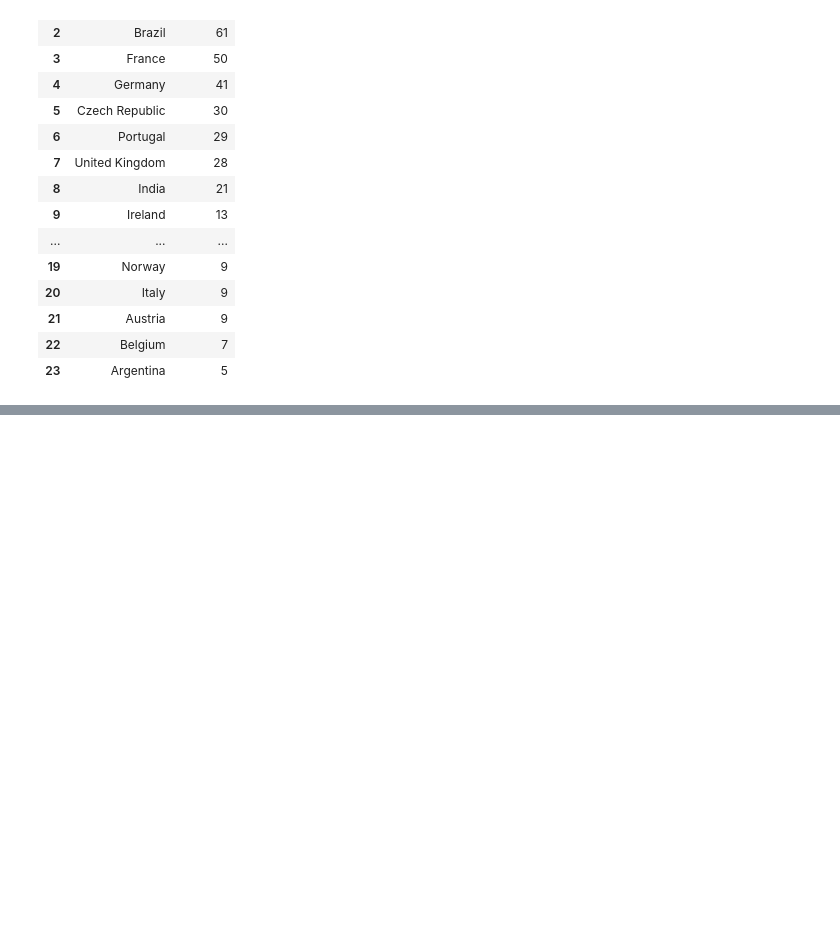
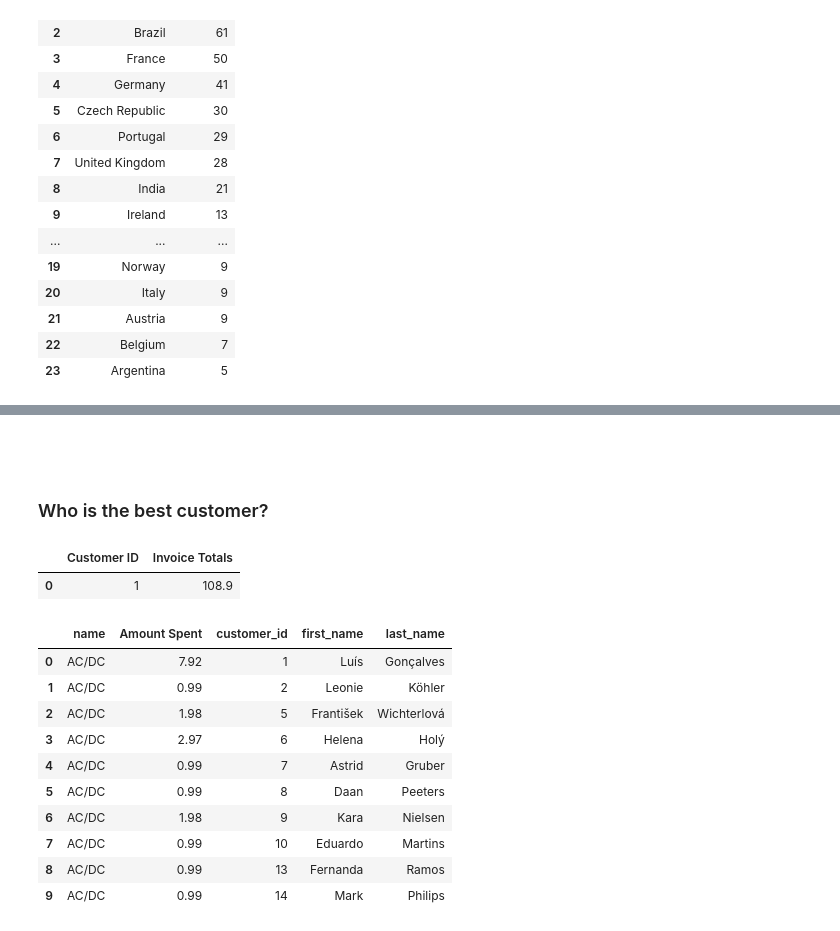
Before and after one commit to fedfioravanti/Business-Analytics-with-SQL-and-PowerBI, a Jupyter notebook: notebooks/Interacting-with-SQLite-using-Python.ipynb, the cells around one changed output, grey strips where cells are left out. Cells and saved outputs as stored; diff of their text form; code cells hidden in the pictures; blank space fills up the shorter version.

Commit message:
nb query update

```diff
--- a/notebooks/Interacting-with-SQLite-using-Python.ipynb
+++ b/notebooks/Interacting-with-SQLite-using-Python.ipynb
@@ -212,0 +243,4 @@ pd.read_sql_query(query_01, connection)
+# %% [markdown]
+  <br/><br/>
+
+###  Who is the best customer?
@@ -212,0 +256,39 @@ pd.read_sql_query(query_01, connection)
+# %%
+# display SQL query in a DataFrame
+pd.read_sql_query(query_03, connection)
+# %% [output]
+|  | Customer ID | Invoice Totals |
+| 0 | 1 | 108.9 |
+# %%
+# define the SQL command
+query_02 = """SELECT a.name, SUM(l.unit_price * l.quantity) as 'Amount Spent', c.customer_id, c.first_name, c.last_name
+FROM artist a
+JOIN album b
+ON a.artist_id = b.artist_id
+JOIN track t
+ON b.album_id = t.album_id
+JOIN invoice_line l
+ON t.track_id = l.track_id
+JOIN invoice i
+ON l.invoice_id = i.invoice_id
+JOIN customer c
+ON i.customer_id = c.customer_id
+GROUP BY a.name, c.customer_id, c.first_name, c.last_name
+ORDER BY 'Amount Spent' DESC
+LIMIT 10
+"""
+# %%
+# display SQL query in a DataFrame
+pd.read_sql_query(query_02, connection)
+# %% [output]
+|  | name | Amount Spent | customer_id | first_name | last_name |
+| 0 | AC/DC | 7.92 | 1 | Luís | Gonçalves |
+| 1 | AC/DC | 0.99 | 2 | Leonie | Köhler |
+| 2 | AC/DC | 1.98 | 5 | František | Wichterlová |
+| 3 | AC/DC | 2.97 | 6 | Helena | Holý |
+| 4 | AC/DC | 0.99 | 7 | Astrid | Gruber |
+| 5 | AC/DC | 0.99 | 8 | Daan | Peeters |
+| 6 | AC/DC | 1.98 | 9 | Kara | Nielsen |
+| 7 | AC/DC | 0.99 | 10 | Eduardo | Martins |
+| 8 | AC/DC | 0.99 | 13 | Fernanda | Ramos |
+| 9 | AC/DC | 0.99 | 14 | Mark | Philips |
```
Also changed, not shown: parts of 8 cells of this notebook.
